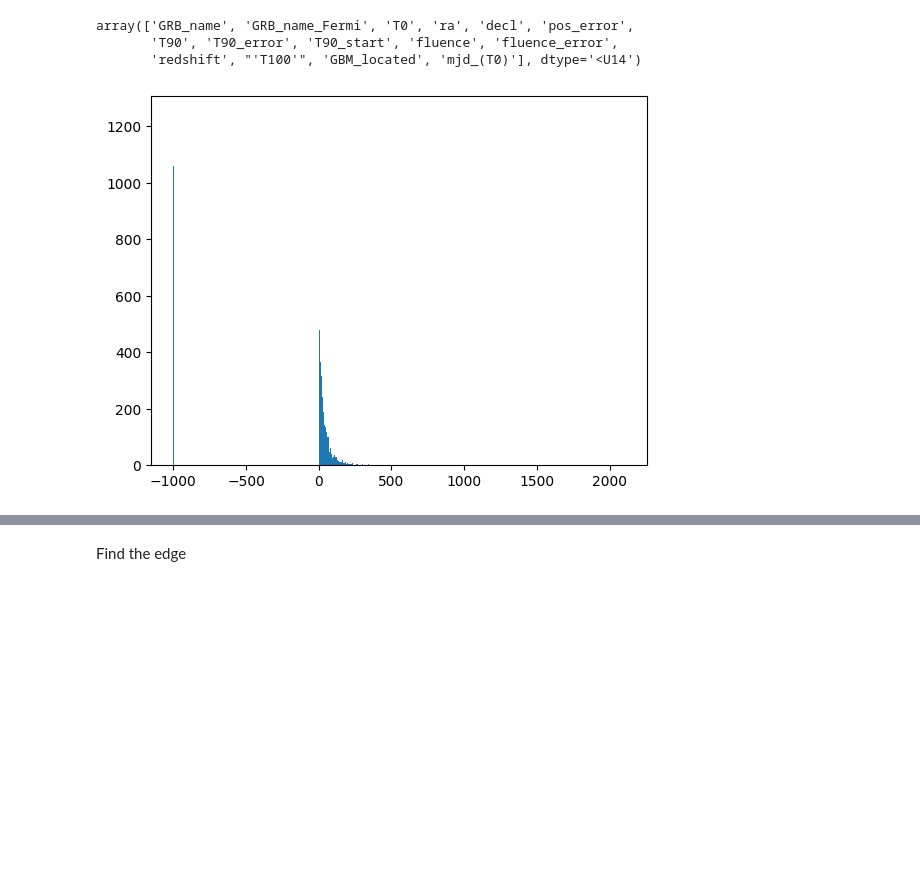
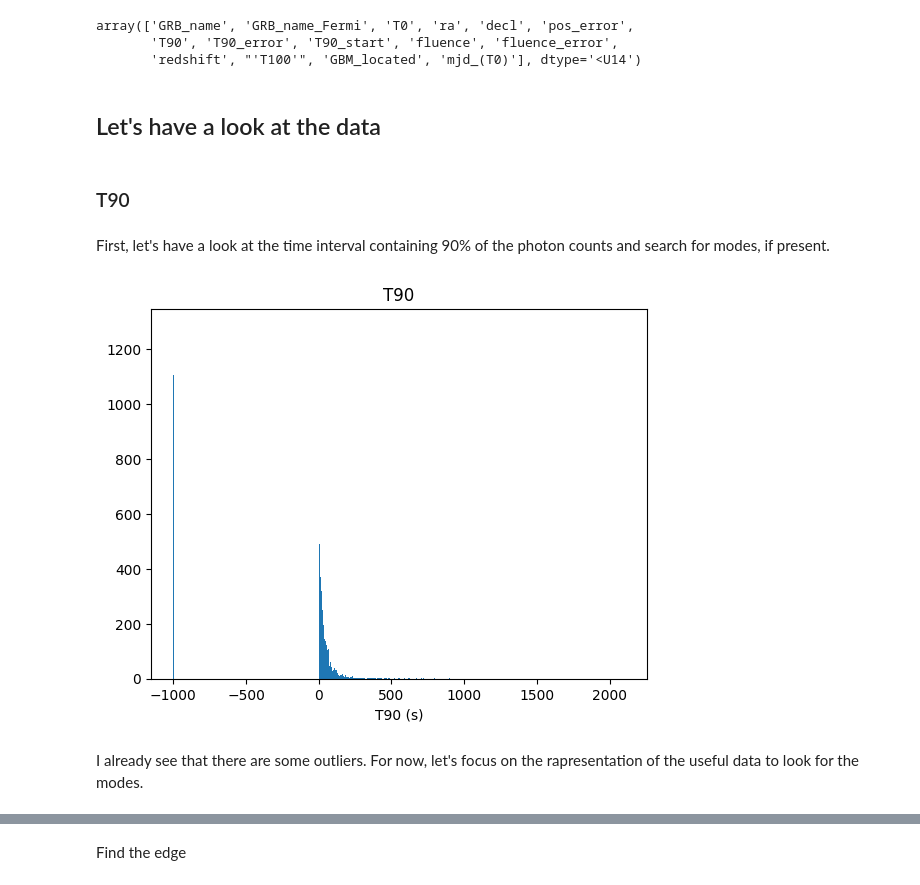
Before and after one commit to GiuliaConti/astrostatistics_bicocca_2024, a Jupyter notebook: working/E13_L14.ipynb, the cells around one changed output, grey strips where cells are left out. Cells and saved outputs as stored; diff of their text form; code cells hidden in the pictures; blank space fills up the shorter version.

```diff
--- a/working/E13_L14.ipynb
+++ b/working/E13_L14.ipynb
@@ -31,7 +45,15 @@ fluence = np.array(data[9],dtype=float)
+# %% [markdown]
+## Let's have a look at the data
+# %% [markdown]
+### T90
+# %% [markdown]
+First, let's have a look at the time interval containing 90\% of the photon counts and search for modes, if present.
 # %%
 nbins = 1000
 plt.hist(T90, bins=nbins, color=None, label=None)
 #plt.xlim(-10, 400)
+plt.title('T90')
+plt.xlabel('T90 (s)')
 plt.show()
 # %% [output]
-[figure, old version]
+[figure, new version]
@@ -42 +60,4 @@ fluence_filt = fluence[mask]
+# %% [markdown]
+I already see that there are some outliers. For now, let's focus on the rapresentation of the useful data
+to look for the modes.
 # %%
```
Also changed, not shown: parts of 76 cells of this notebook, 1 other file.
